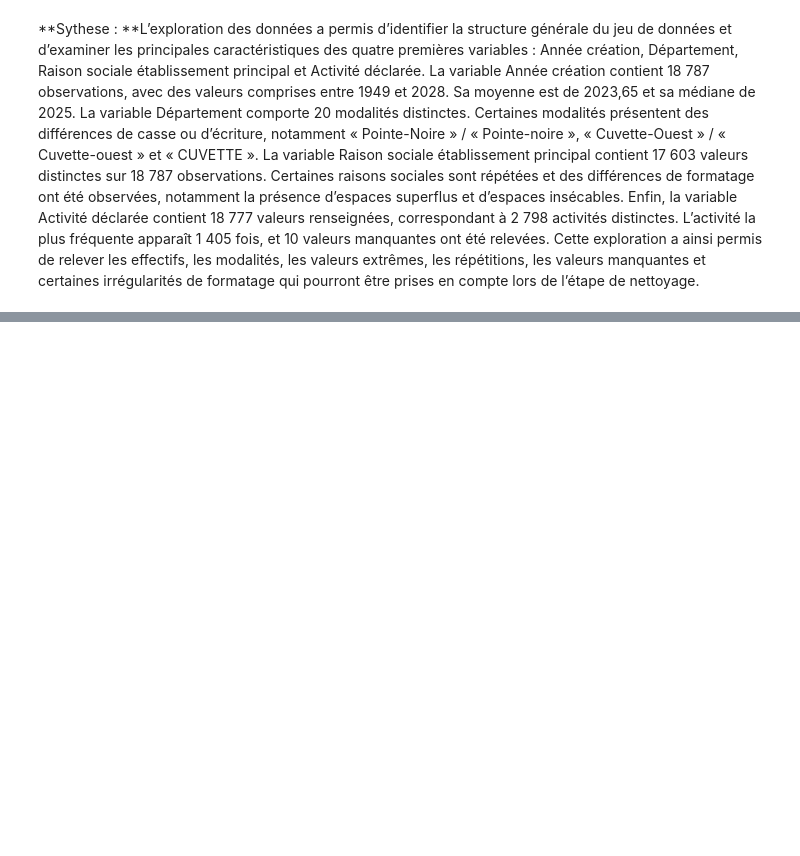
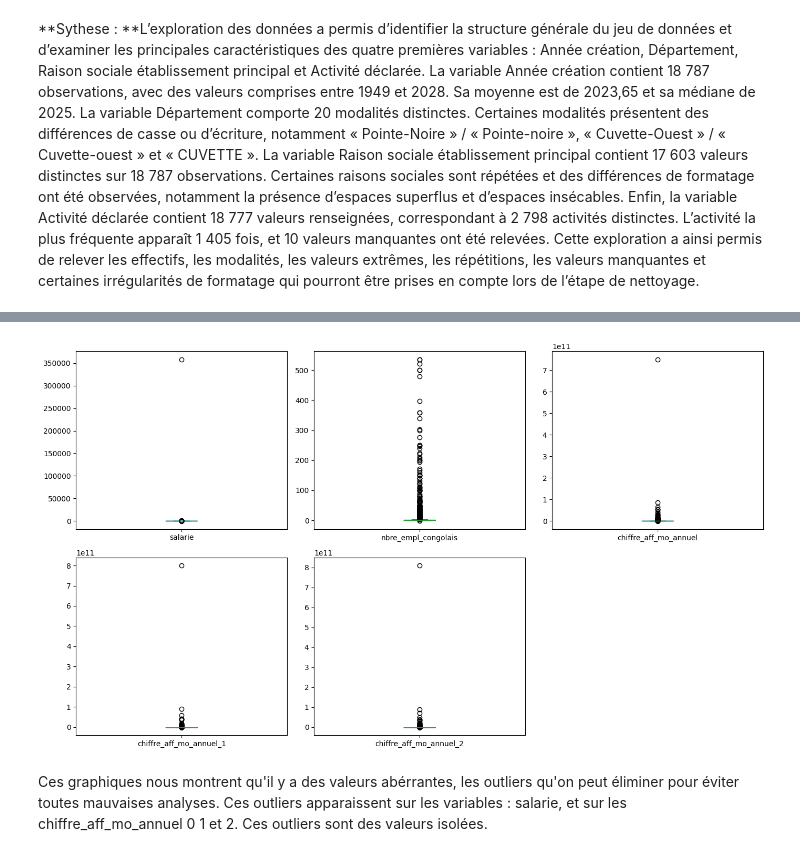
Before and after one commit to Perine23Dev/analyse-entreprises-emploi-republique-du-congo, a Jupyter notebook: projet_base.ipynb, the cells around one changed output, grey strips where cells are left out. Drawn from its saved outputs; the diff is of its cells as text; code cells hidden in the pictures; blank space fills up the shorter version.

```diff
--- a/projet_base.ipynb
+++ b/projet_base.ipynb
@@ -354,0 +410,12 @@ Cette exploration a ainsi permis de relever les effectifs, les modalités, les v
+# %%
+# Nettoyage des espaces (normaux et insécables) dans la colonne textuelle
+df['chiffre_aff_mo_annuel'] = df['chiffre_aff_mo_annuel'].astype(str).str.replace(r'\s+', '', regex=True)
+
+# Conversion des types
+df = df.astype({
+    'salarie': 'Int64',
+    'nbre_empl_congolais': 'Int64',
+    'chiffre_aff_mo_annuel': 'float64',
+    'chiffre_aff_mo_annuel_1': 'float64',
+    'chiffre_aff_mo_annuel_2': 'float64'
+})
@@ -354,0 +424,14 @@ Cette exploration a ainsi permis de relever les effectifs, les modalités, les v
+# %%
+import pandas as pd
+import numpy as np
+import matplotlib.pyplot as plt
+import seaborn as sns
+
+cols = df.columns[-5:]
+print(cols.tolist())
+
+# Version numérique de travail (df n'est pas modifié)
+num = df[cols].apply(lambda s: pd.to_numeric(
+    s.astype(str).str.replace(',', '.').str.replace(' ', ''), errors='coerce'))
+
+num.info()
@@ -354,0 +468,8 @@ Cette exploration a ainsi permis de relever les effectifs, les modalités, les v
+# %%
+num.plot(kind='box', subplots=True, layout=(2, 3), figsize=(14, 8))
+plt.tight_layout()
+plt.show()
+# %% [output]
+[figure, added]
+# %% [markdown]
+Ces graphiques nous montrent qu'il y a des valeurs abérrantes, les outliers qu'on peut éliminer pour éviter toutes mauvaises analyses. Ces outliers apparaissent sur les variables : salarie, et sur les chiffre_aff_mo_annuel 0 1 et 2. Ces outliers sont des valeurs isolées.
```
Also changed, not shown: parts of 11 cells of this notebook.
